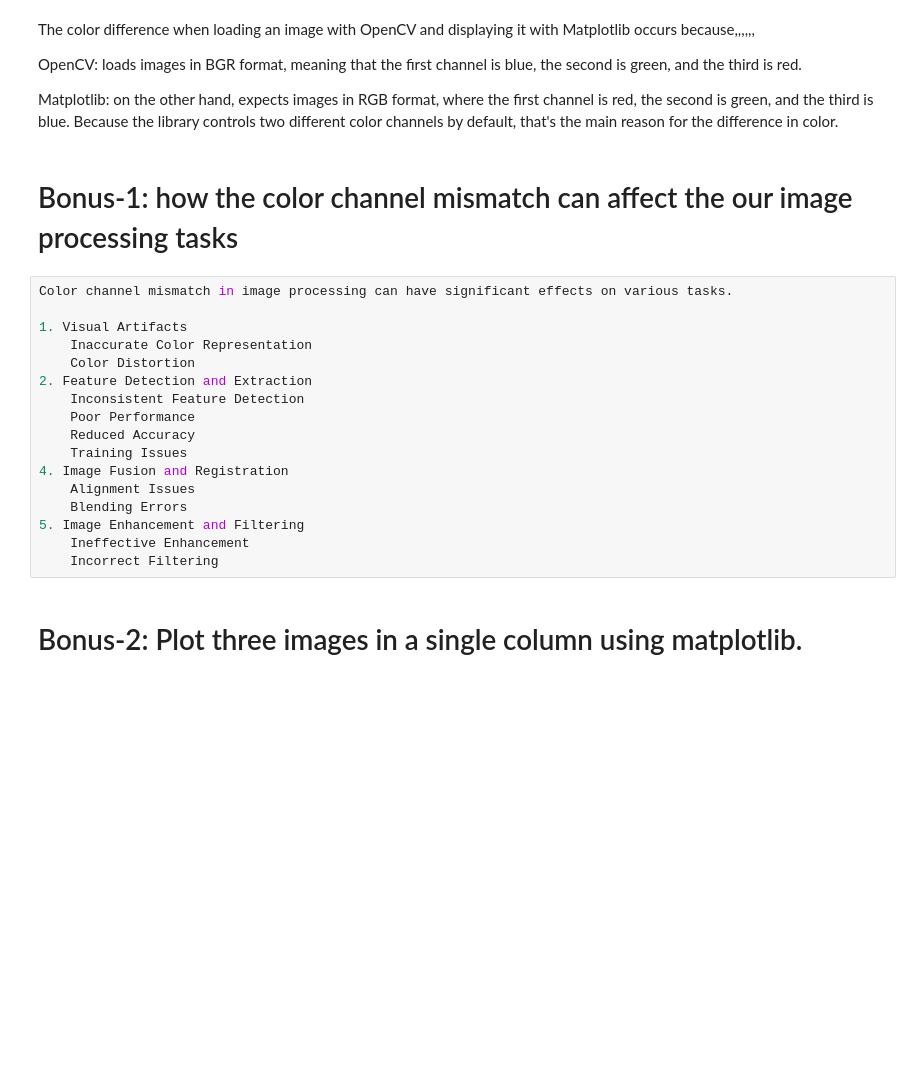
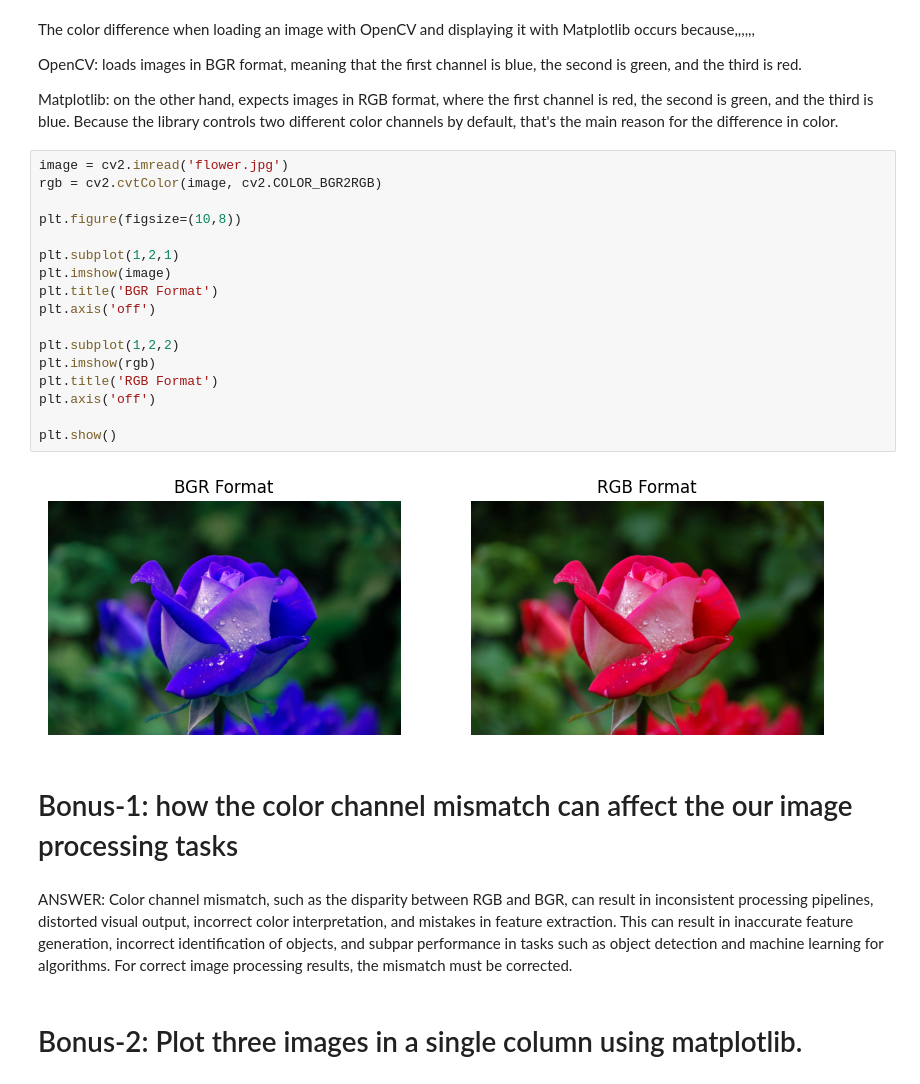
Before and after one commit to raselsarker69/Introduction-to-Image-processing, a Jupyter notebook: Image processing assignments/Assignments - 01/Assignments - 01.ipynb, the cells around one changed output. Saved outputs shown, nothing was run; the diff lists cells and outputs as text; blank space fills up the shorter version.

```diff
--- a/Image processing assignments/Assignments - 01/Assignments - 01.ipynb
+++ b/Image processing assignments/Assignments - 01/Assignments - 01.ipynb
@@ -93,24 +122,28 @@ The color difference when loading an image with OpenCV and displaying it with Ma
 OpenCV: loads images in BGR format, meaning that the first channel is blue, the second is green, and the third is red.
 
 Matplotlib: on the other hand, expects images in RGB format, where the first channel is red, the second is green, and the third is blue. Because the library controls two different color channels by default, that's the main reason for the difference in color.
+# %%
+image = cv2.imread('flower.jpg')
+rgb = cv2.cvtColor(image, cv2.COLOR_BGR2RGB)
+
+plt.figure(figsize=(10,8))
+
+plt.subplot(1,2,1)
+plt.imshow(image)
+plt.title('BGR Format')
+plt.axis('off')
+
+plt.subplot(1,2,2)
+plt.imshow(rgb)
+plt.title('RGB Format')
+plt.axis('off')
+
+plt.show()
+# %% [output]
+[figure, added]
 # %% [markdown]
 # Bonus-1: how the color channel mismatch can affect the our image processing tasks
-# %%
-Color channel mismatch in image processing can have significant effects on various tasks.
-
-1. Visual Artifacts
-    Inaccurate Color Representation
-    Color Distortion
-2. Feature Detection and Extraction
-    Inconsistent Feature Detection
-    Poor Performance
-    Reduced Accuracy
-    Training Issues
-4. Image Fusion and Registration
-    Alignment Issues
-    Blending Errors
-5. Image Enhancement and Filtering
-    Ineffective Enhancement
-    Incorrect Filtering
+# %% [markdown]
+ANSWER: Color channel mismatch, such as the disparity between RGB and BGR, can result in inconsistent processing pipelines, distorted visual output, incorrect color interpretation, and mistakes in feature extraction. This can result in inaccurate feature generation, incorrect identification of objects, and subpar performance in tasks such as object detection and machine learning for algorithms. For correct image processing results, the mismatch must be corrected.
 # %% [markdown]
 # Bonus-2: Plot three images in a single column using matplotlib.
```
Also changed, not shown: parts of 8 cells of this notebook, 6 other files.
